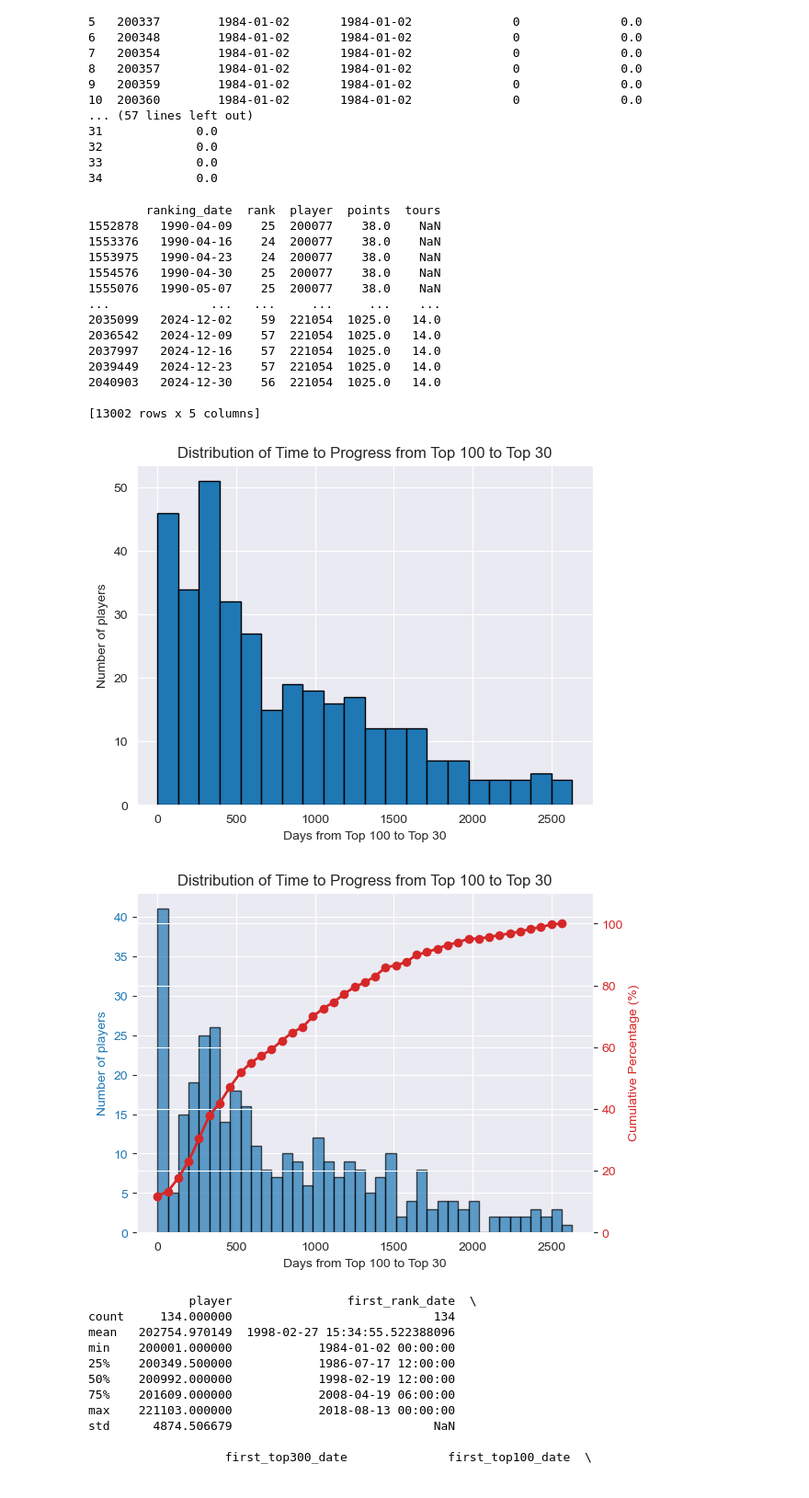
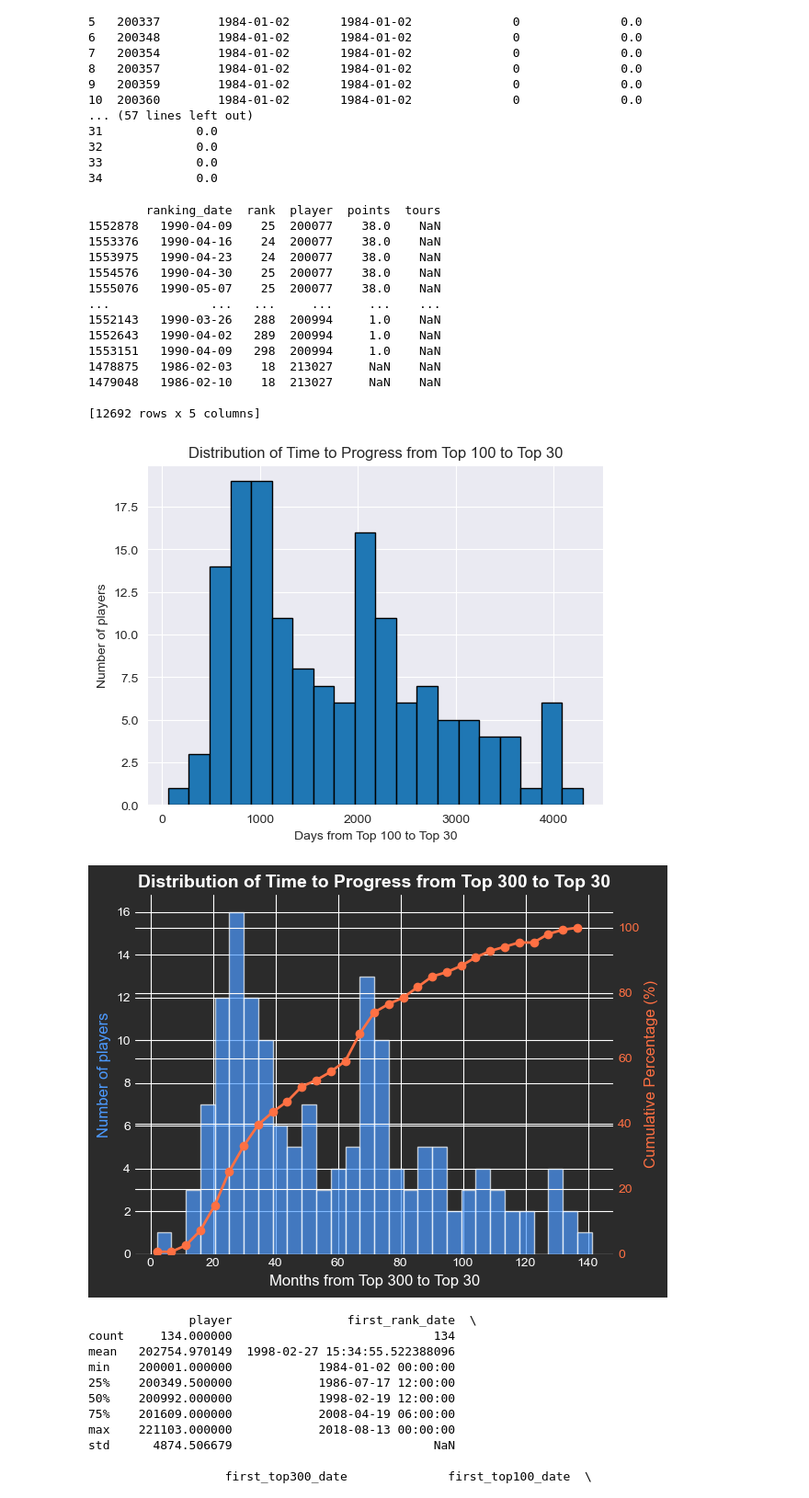
Before and after one commit to paracide/women-tennis-insights, a Jupyter notebook: notebooks/Model.ipynb, the cells around one changed output. Shown at 92% size. Cells and saved outputs as stored; diff of their text form; code cells hidden in the pictures.

```diff
--- a/notebooks/Model.ipynb
+++ b/notebooks/Model.ipynb
@@ -2667,7 +2667,7 @@ all_ranks['ranking_date'] = pd.to_datetime(all_ranks['ranking_date'])
 
 # 首次进入 Top 100 的日期
 first_top100 = (
-    all_ranks.loc[all_ranks['rank'] <= 100]
+    all_ranks.loc[all_ranks['rank'] <= 300]
     .groupby('player')['ranking_date']
     .min()
     .rename('first_top100_date')
@@ -2710,6 +2710,7 @@ lower_bound = Q1 - 1.5 * IQR
 upper_bound = Q3 + 1.5 * IQR
 
 df_filtered = df_firsts[(df_firsts['days_to_top30'] >= lower_bound) & (df_firsts['days_to_top30'] <= upper_bound)].copy()
+df_filtered = df_filtered[df_filtered['first_top100_date'] >= pd.Timestamp('2000-01-01')]
 
 print(f"去除异常值后，剩余 {len(df_filtered)} 个样本")
 # 查看描述统计
@@ -2821,13 +2843,13 @@ print(same_day_all_ranks)
 1554576   1990-04-30    25  200077    38.0    NaN
 1555076   1990-05-07    25  200077    38.0    NaN
 ...              ...   ...     ...     ...    ...
-2035099   2024-12-02    59  221054  1025.0   14.0
-2036542   2024-12-09    57  221054  1025.0   14.0
-2037997   2024-12-16    57  221054  1025.0   14.0
-2039449   2024-12-23    57  221054  1025.0   14.0
-2040903   2024-12-30    56  221054  1025.0   14.0
+1552143   1990-03-26   288  200994     1.0    NaN
+1552643   1990-04-02   289  200994     1.0    NaN
+1553151   1990-04-09   298  200994     1.0    NaN
+1478875   1986-02-03    18  213027     NaN    NaN
+1479048   1986-02-10    18  213027     NaN    NaN
 
-[13002 rows x 5 columns]
+[12692 rows x 5 columns]
 # %%
 same_day_all_ranks.to_csv('D:/2024 Fall Predictive Analytics Diploma/Course/20250717_Project in PA/women-tennis-insights/data/output/players_days_to_top30_0_all_ranks.csv', index=False)
 # %%
@@ -2837,36 +2859,54 @@ plt.ylabel('Number of players')
 plt.title('Distribution of Time to Progress from Top 100 to Top 30')
 plt.show()
 # %% [output]
-[figure, old version]
+[figure, new version]
 # %%
 import matplotlib.pyplot as plt
 import numpy as np
 
-data = df_filtered['days_to_top30']
+data = df_filtered['months_to_top30']
 
 fig, ax1 = plt.subplots()
 
-# 画直方图
-counts, bins, patches = ax1.hist(data, bins=40, edgecolor='black', alpha=0.7)
-ax1.set_xlabel('Days from Top 100 to Top 30')
-ax1.set_ylabel('Number of players', color='tab:blue')
-ax1.tick_params(axis='y', labelcolor='tab:blue')
+# fig.patch.set_facecolor('#2b2b2b')  # 整体背景
+# ax1.set_facecolor('#2b2b2b')        # 主绘图区背景
 
-# 计算累计百分比
+counts, bins, patches = ax1.hist(data, bins=30, edgecolor='white', color='#4C9AFF', alpha=0.7)
+
+ax1.set_xlabel('Months from Top 300 to Top 30', color='white', fontsize=12)
+ax1.set_ylabel('Number of players', color='#4C9AFF', fontsize=12)
+
+# 关闭所有刻度线长度
+ax1.tick_params(axis='both', which='both', length=0, colors='white')
+
+# 隐藏所有边框
+for spine in ax1.spines.values():
+    spine.set_visible(False)
+
 cum_counts = np.cumsum(counts)
 cum_percent = cum_counts / cum_counts[-1] * 100
 
-# 画累计百分比曲线
 ax2 = ax1.twinx()
-ax2.plot(bins[:-1], cum_percent, color='tab:red', marker='o', linestyle='-', linewidth=2)
-ax2.set_ylabel('Cumulative Percentage (%)', color='tab:red')
-ax2.tick_params(axis='y', labelcolor='tab:red')
-ax2.set_ylim(0, 110)  # 让最高接近100%
+ax2.plot(bins[:-1], cum_percent, color='#FF7043', marker='o', linestyle='-', linewidth=2)
+ax2.set_ylabel('Cumulative Percentage (%)', color='#FF7043', fontsize=12)
+ax2.tick_params(axis='both', which='both', length=0, colors='#FF7043')
+ax2.set_ylim(0, 110)
 
-plt.title('Distribution of Time to Progress from Top 100 to Top 30')
+# 隐藏 ax2 边框
+for spine in ax2.spines.values():
+    spine.set_visible(False)
+
+plt.title(
+    'Distribution of Time to Progress from Top 300 to Top 30',
+    fontweight='bold',
+    color='white',
+    fontsize=14
+)
+
+plt.tight_layout()
 plt.show()
 # %% [output]
-[figure, old version]
+[figure, new version]
 # %%
 # Top 300 → Top 100 → Top 30 → Top 10 的“生命旅程”
 
```
Also changed, not shown: parts of 8 cells of this notebook, 1 other file.
